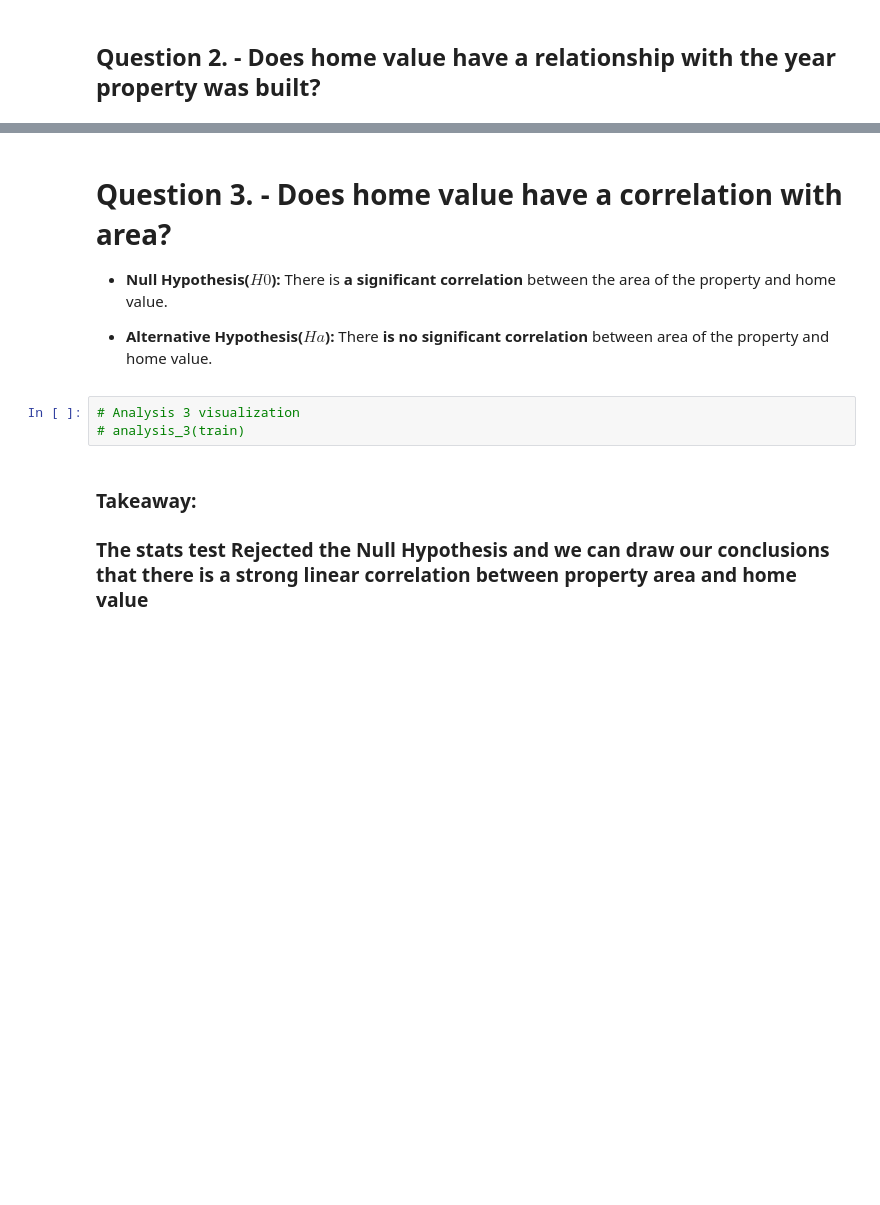
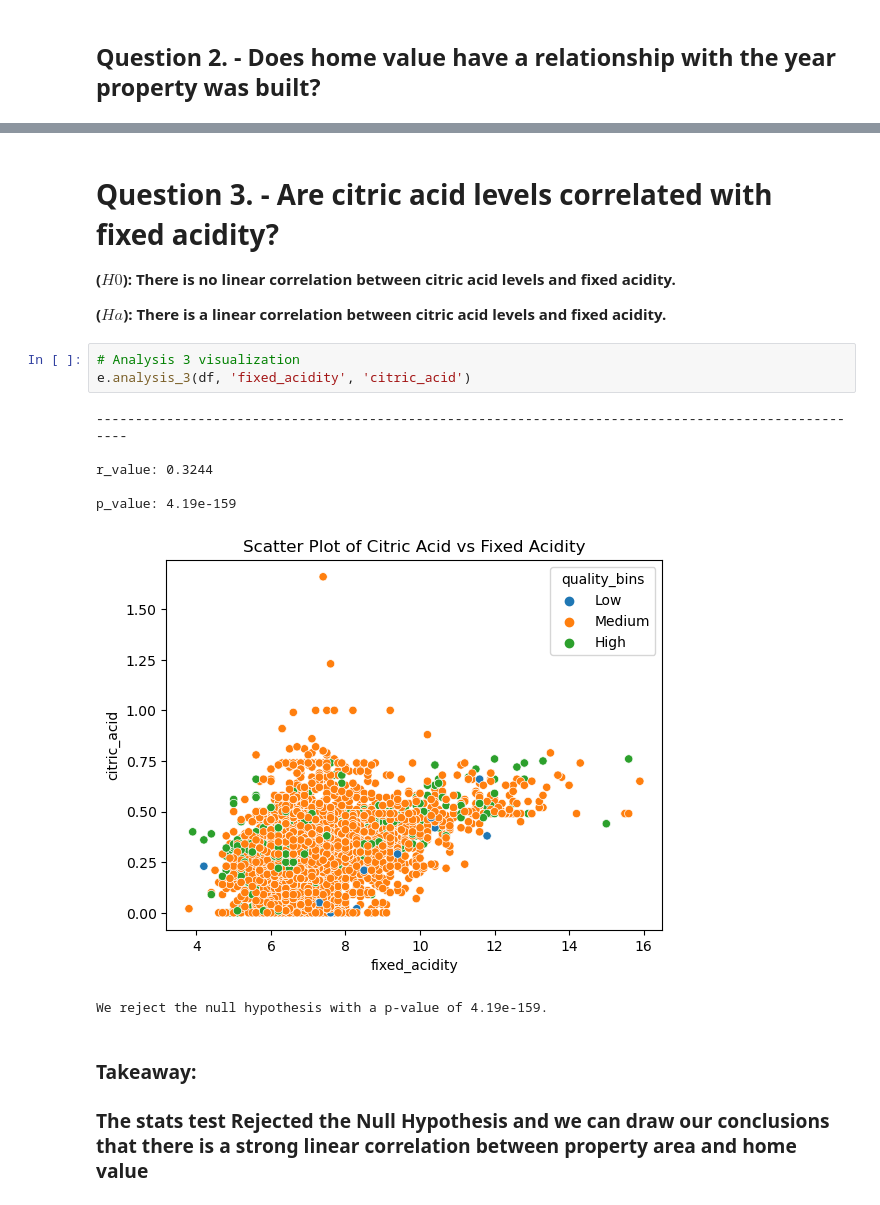
Before and after one commit to Marc-Aradillas/Wine_Project, a Jupyter notebook: mvp.ipynb, the cells around one changed output, grey strips where cells are left out. Saved outputs shown, nothing was run; the diff lists cells and outputs as text; blank space fills up the shorter version.

```diff
--- a/mvp.ipynb
+++ b/mvp.ipynb
@@ -107,12 +118,20 @@ We reject the null hypothesis with a p-value of 1.91e-193.
 # %% [markdown]
-# Question 3. - **Does home value have a correlation with area?**
+# Question 3. - **Are citric acid levels correlated with fixed acidity?**
 
-- **Null Hypothesis($H0$):** There is **a significant correlation** between the area of the property and home value.
+**($H0$): There is no linear correlation between citric acid levels and fixed acidity.**
 
-- **Alternative Hypothesis($Ha$):** There **is no significant correlation** between area of the property and home value.
+**($Ha$): There is a linear correlation between citric acid levels and fixed acidity.**
 # %%
 # Analysis 3 visualization
-# analysis_3(train)
+e.analysis_3(df, 'fixed_acidity', 'citric_acid')
+# %% [output]
+----------------------------------------------------------------------------------------------------
+
+r_value: 0.3244
+
+p_value: 4.19e-159
+[figure, added]
+We reject the null hypothesis with a p-value of 4.19e-159.
 # %% [markdown]
 ### **Takeaway:**
 ### The stats test Rejected the Null Hypothesis and we can draw our conclusions that there is a strong linear correlation between property area and home value
```
Also changed, not shown: parts of 4 cells of this notebook, 3 other files.
